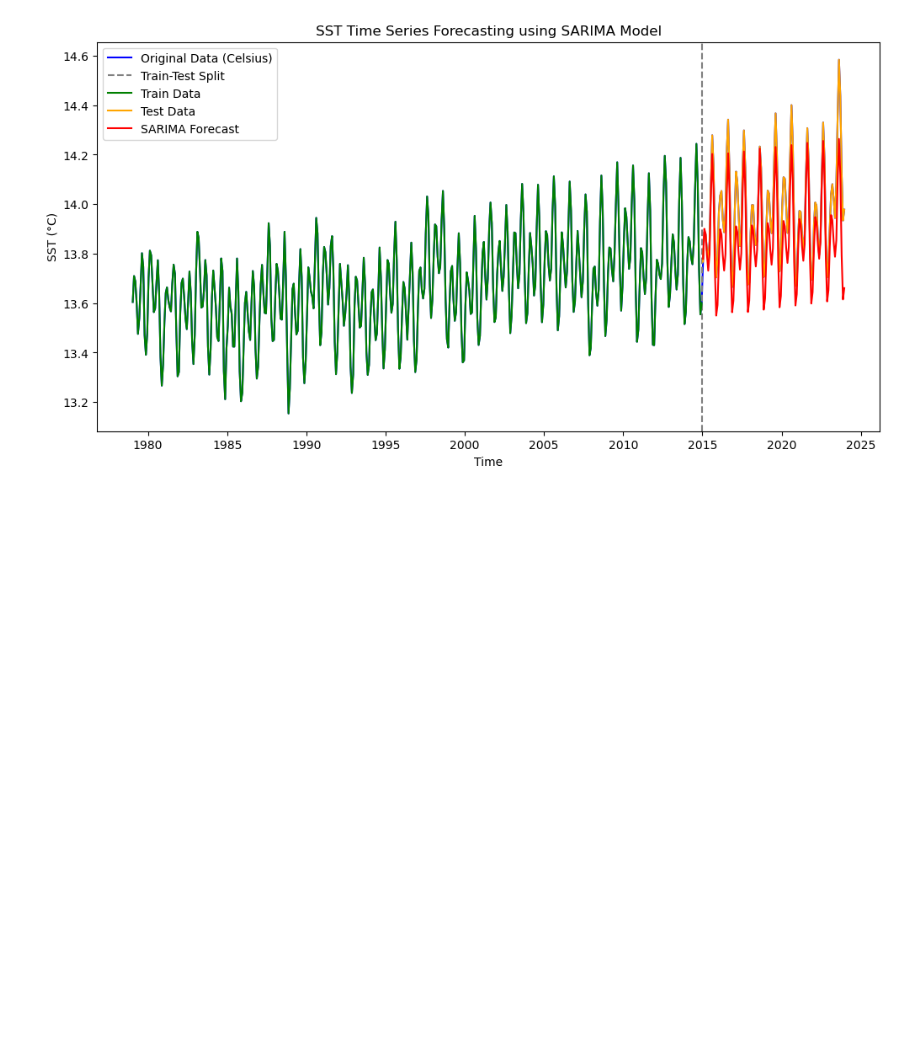
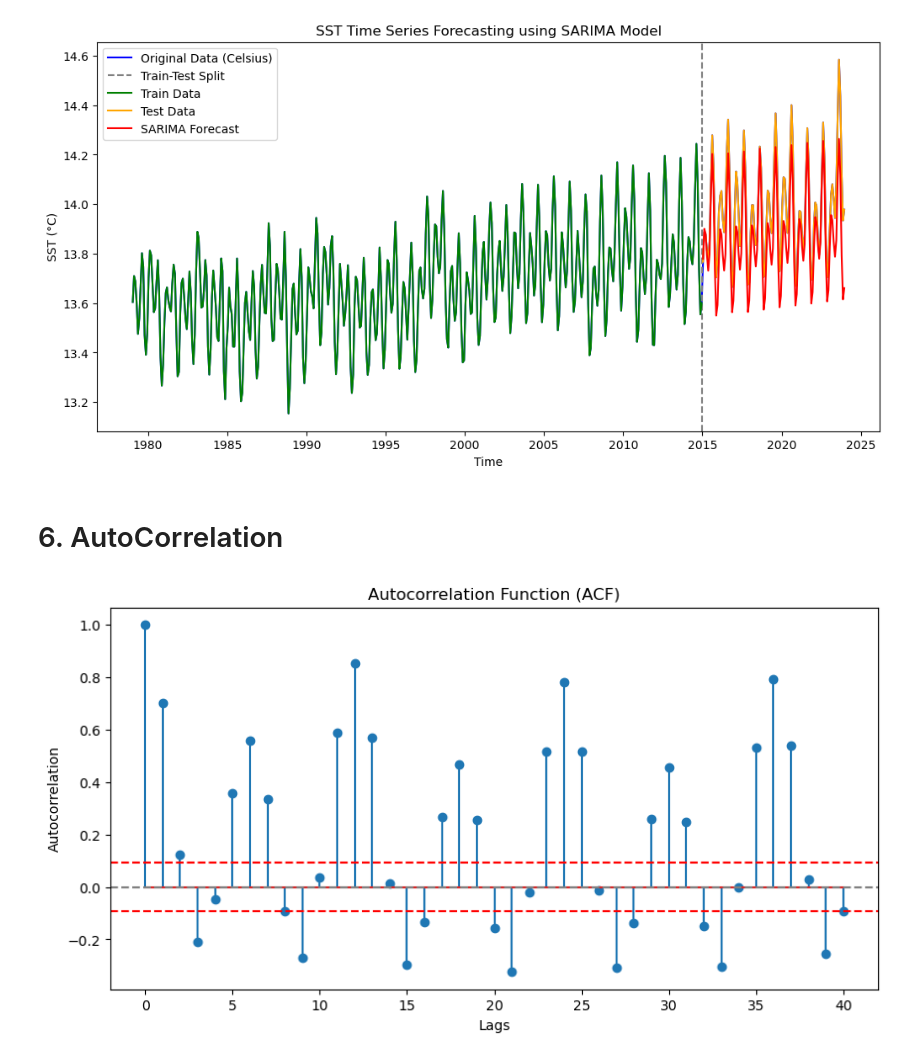
Before and after one commit to ankitx55/Time_Series_Forcasting, a Jupyter notebook: Time_Series_Forcasting_Models.ipynb, the cells around one changed output. Cells and saved outputs as stored; diff of their text form; code cells hidden in the pictures; blank space fills up the shorter version.

```diff
--- a/Time_Series_Forcasting_Models.ipynb
+++ b/Time_Series_Forcasting_Models.ipynb
@@ -367,3 +397,25 @@ plt.ylabel("SST (°C)")
 plt.show()
 # %% [output]
 [figure]
+# %% [markdown]
+# 6. AutoCorrelation
+# %%
+import numpy as np
+import matplotlib.pyplot as plt
+from statsmodels.tsa.stattools import acf
+
+# Compute ACF values
+acf_values = acf(train_data, nlags=40)
+
+# Plot ACF
+plt.figure(figsize=(10, 5))
+plt.stem(range(len(acf_values)), acf_values)
+plt.axhline(y=0, linestyle="--", color="gray")
+plt.axhline(y=1.96/np.sqrt(len(train_data)), linestyle="--", color="red")  # Upper bound
+plt.axhline(y=-1.96/np.sqrt(len(train_data)), linestyle="--", color="red")  # Lower bound
+plt.xlabel("Lags")
+plt.ylabel("Autocorrelation")
+plt.title("Autocorrelation Function (ACF)")
+plt.show()
+# %% [output]
+[figure, added]
```
Also changed, not shown: parts of 10 cells of this notebook, 1 other file.
